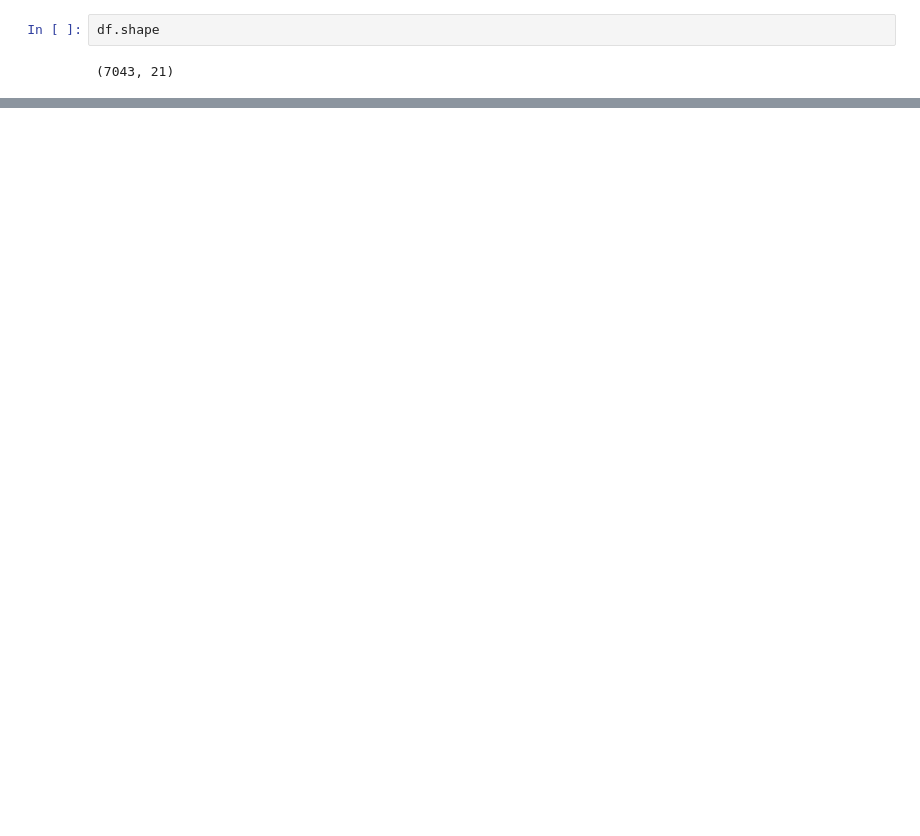
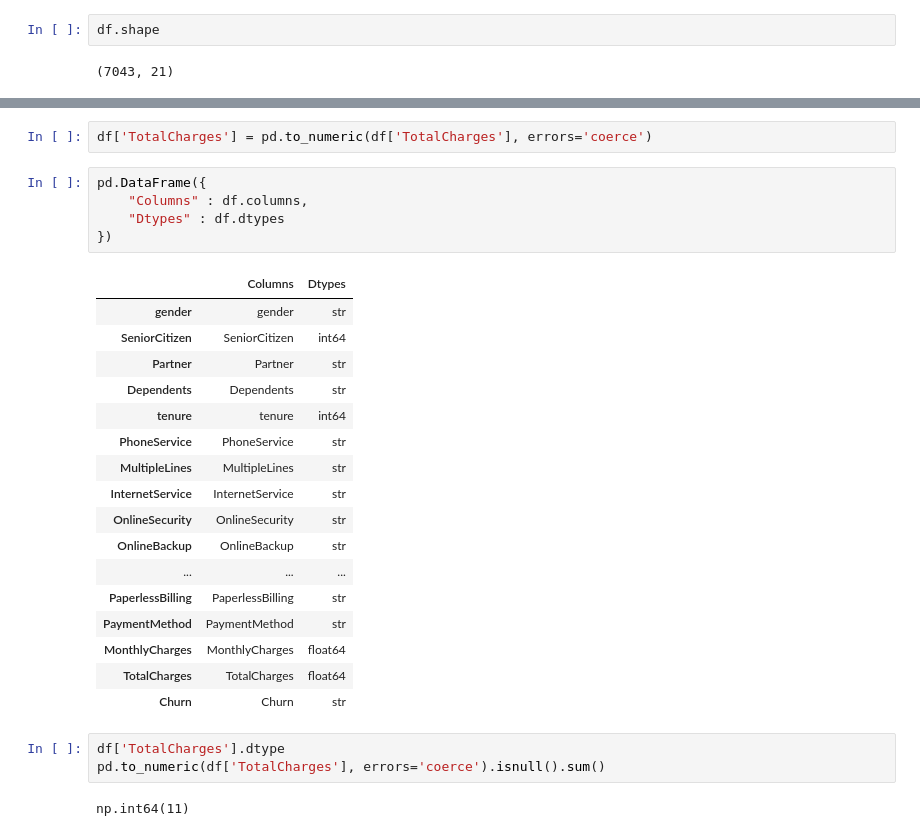
Before and after one commit to Itz-Me-Sumit/Data-Science, a Jupyter notebook: 7_Machine_Learning/3_Logistic_Regression/project/Teleco Customer Churn.ipynb, the cells around one changed output, grey strips where cells are left out. Drawn from its saved outputs; the diff is of its cells as text; blank space fills up the shorter version.

```diff
--- a/7_Machine_Learning/3_Logistic_Regression/project/Teleco Customer Churn.ipynb
+++ b/7_Machine_Learning/3_Logistic_Regression/project/Teleco Customer Churn.ipynb
@@ -14,0 +26,30 @@ df.shape
+# %%
+df['TotalCharges'] = pd.to_numeric(df['TotalCharges'], errors='coerce')
+# %%
+pd.DataFrame({
+    "Columns" : df.columns,
+    "Dtypes" : df.dtypes
+})
+# %% [output]
+|  | Columns | Dtypes |
+| gender | gender | str |
+| SeniorCitizen | SeniorCitizen | int64 |
+| Partner | Partner | str |
+| Dependents | Dependents | str |
+| tenure | tenure | int64 |
+| PhoneService | PhoneService | str |
+| MultipleLines | MultipleLines | str |
+| InternetService | InternetService | str |
+| OnlineSecurity | OnlineSecurity | str |
+| OnlineBackup | OnlineBackup | str |
+| ... | ... | ... |
+| PaperlessBilling | PaperlessBilling | str |
+| PaymentMethod | PaymentMethod | str |
+| MonthlyCharges | MonthlyCharges | float64 |
+| TotalCharges | TotalCharges | float64 |
+| Churn | Churn | str |
+# %%
+df['TotalCharges'].dtype
+pd.to_numeric(df['TotalCharges'], errors='coerce').isnull().sum()
+# %% [output]
+np.int64(11)
```
Also changed, not shown: parts of 20 cells of this notebook, 2 other files.
